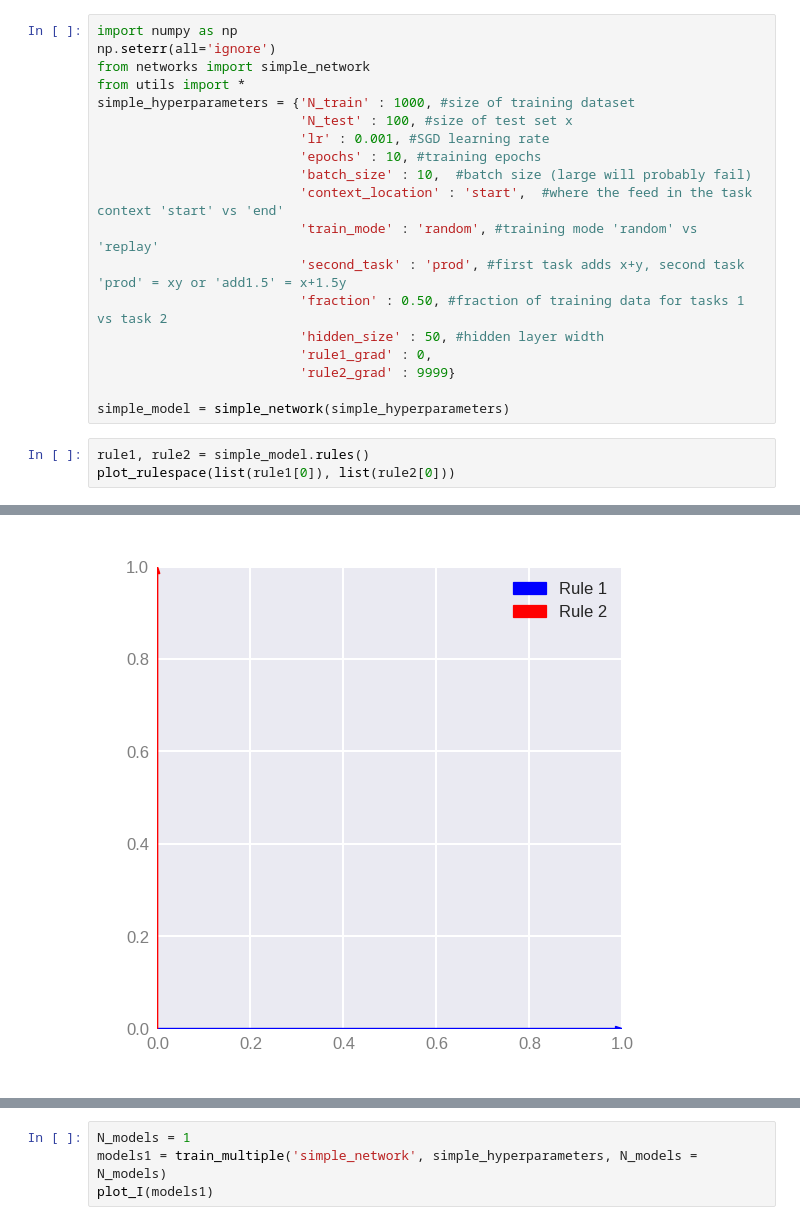
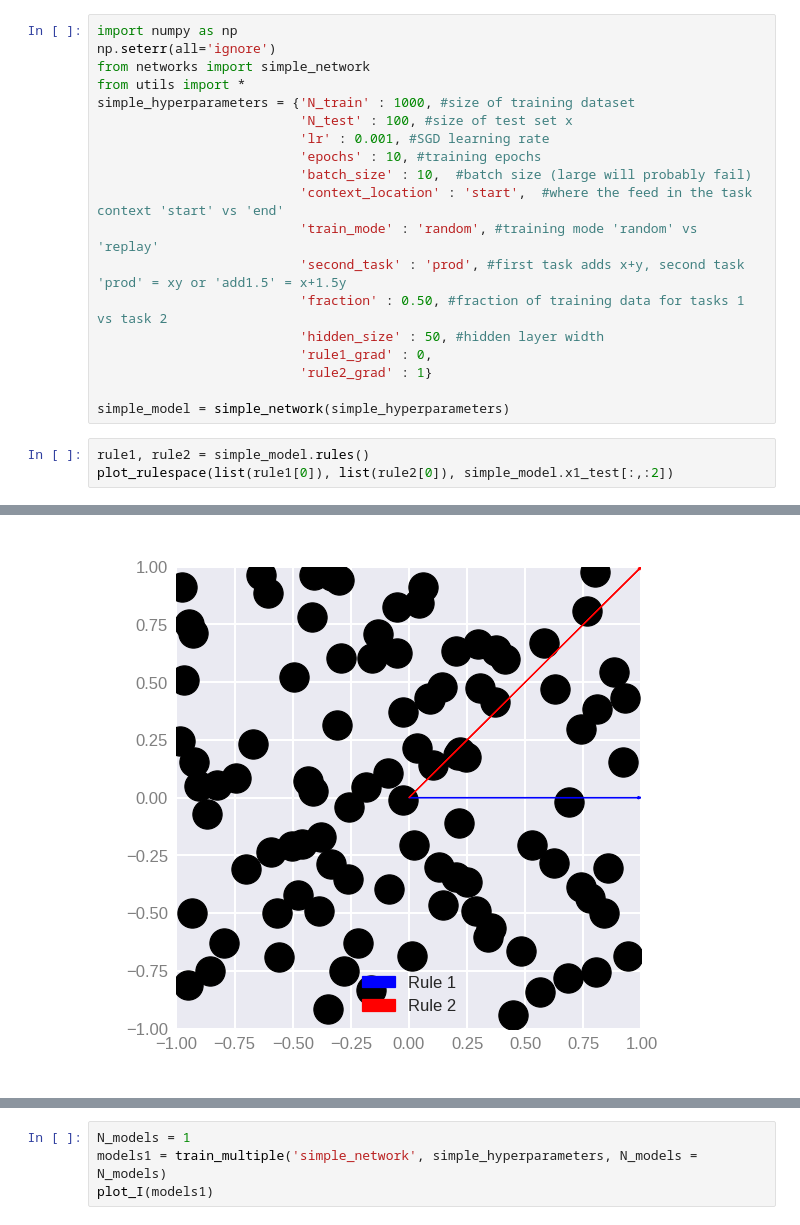
Before and after one commit to LukeHollingsworth/ModNet, a Jupyter notebook: SoftTaskSpace/SoftTaskSpace.ipynb, the cells around one changed output, grey strips where cells are left out. Drawn from its saved outputs; the diff is of its cells as text.

```diff
--- a/SoftTaskSpace/SoftTaskSpace.ipynb
+++ b/SoftTaskSpace/SoftTaskSpace.ipynb
@@ -14,10 +14,10 @@ simple_hyperparameters = {'N_train' : 1000, #size of training dataset
                           'fraction' : 0.50, #fraction of training data for tasks 1 vs task 2
                           'hidden_size' : 50, #hidden layer width
                           'rule1_grad' : 0,
-                          'rule2_grad' : 9999}
+                          'rule2_grad' : 1}
 
 simple_model = simple_network(simple_hyperparameters)
 # %%
 rule1, rule2 = simple_model.rules()
-plot_rulespace(list(rule1[0]), list(rule2[0]))
+plot_rulespace(list(rule1[0]), list(rule2[0]), simple_model.x1_test[:,:2])
 # %% [output]
@@ -24,4 +41,4 @@ plot_rulespace(list(rule1[0]), list(rule2[0]))
-[figure, old version]
+[figure, new version]
 # %%
 N_models = 100
 models1 = train_multiple('simple_network', simple_hyperparameters, N_models = N_models)
```
Also changed, not shown: parts of 4 cells of this notebook, 3 other files.
